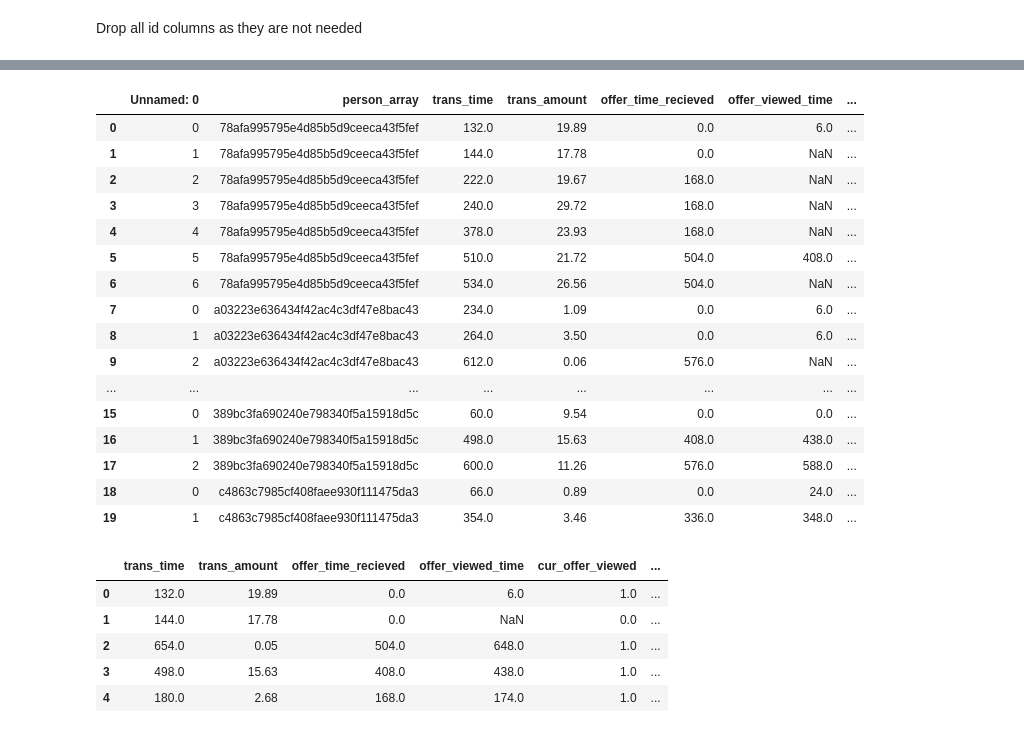
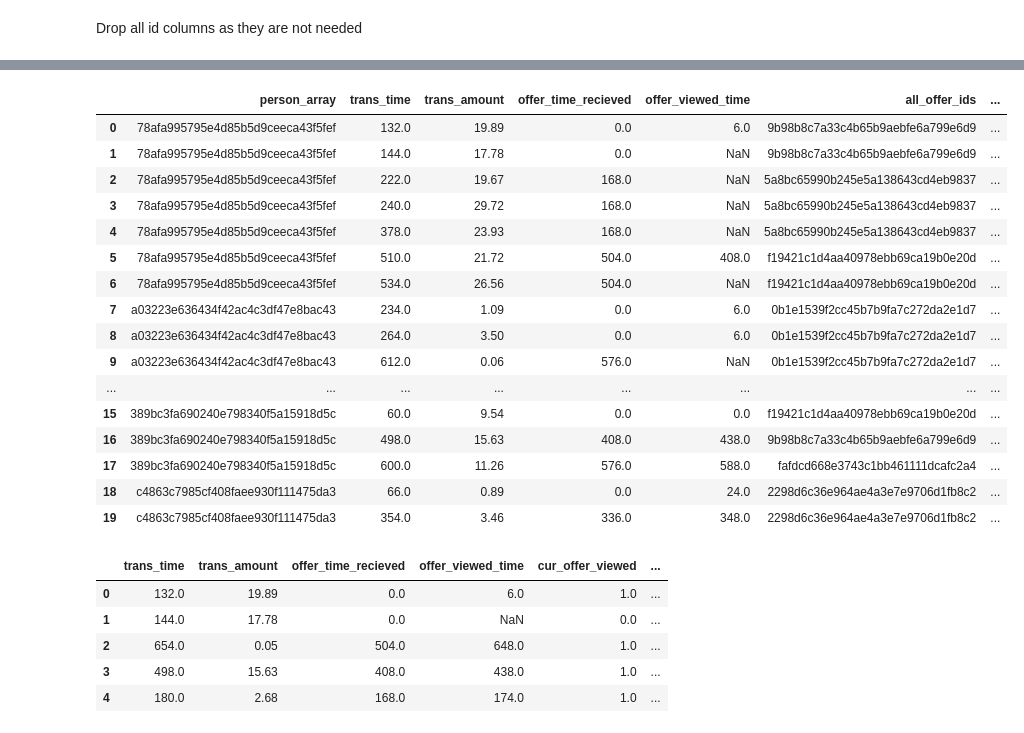
Before and after one commit to erab17/data_scientist_nanodegree_capstone, a Jupyter notebook: Starbucks_Capstone_notebook-Copy1.ipynb, the cells around one changed output, grey strips where cells are left out. Saved outputs shown, nothing was run; the diff lists cells and outputs as text; code cells hidden in the pictures.

```diff
--- a/Starbucks_Capstone_notebook-Copy1.ipynb
+++ b/Starbucks_Capstone_notebook-Copy1.ipynb
@@ -821,24 +856,24 @@ portfolio.head()
 # %%
-#df2.drop("Unnamed: 0", axis=1, inplace=True)
+df2.drop("Unnamed: 0", axis=1, inplace=True)
 df2.head(20)
 # %% [output]
-|  | Unnamed: 0 | person_array | trans_time | trans_amount | offer_time_recieved | offer_viewed_time | ... |
-| 0 | 0 | 78afa995795e4d85b5d9ceeca43f5fef | 132.0 | 19.89 | 0.0 | 6.0 | ... |
-| 1 | 1 | 78afa995795e4d85b5d9ceeca43f5fef | 144.0 | 17.78 | 0.0 | NaN | ... |
-| 2 | 2 | 78afa995795e4d85b5d9ceeca43f5fef | 222.0 | 19.67 | 168.0 | NaN | ... |
-| 3 | 3 | 78afa995795e4d85b5d9ceeca43f5fef | 240.0 | 29.72 | 168.0 | NaN | ... |
-| 4 | 4 | 78afa995795e4d85b5d9ceeca43f5fef | 378.0 | 23.93 | 168.0 | NaN | ... |
-| 5 | 5 | 78afa995795e4d85b5d9ceeca43f5fef | 510.0 | 21.72 | 504.0 | 408.0 | ... |
-| 6 | 6 | 78afa995795e4d85b5d9ceeca43f5fef | 534.0 | 26.56 | 504.0 | NaN | ... |
-| 7 | 0 | a03223e636434f42ac4c3df47e8bac43 | 234.0 | 1.09 | 0.0 | 6.0 | ... |
-| 8 | 1 | a03223e636434f42ac4c3df47e8bac43 | 264.0 | 3.50 | 0.0 | 6.0 | ... |
-| 9 | 2 | a03223e636434f42ac4c3df47e8bac43 | 612.0 | 0.06 | 576.0 | NaN | ... |
+|  | person_array | trans_time | trans_amount | offer_time_recieved | offer_viewed_time | all_offer_ids | ... |
+| 0 | 78afa995795e4d85b5d9ceeca43f5fef | 132.0 | 19.89 | 0.0 | 6.0 | 9b98b8c7a33c4b65b9aebfe6a799e6d9 | ... |
+| 1 | 78afa995795e4d85b5d9ceeca43f5fef | 144.0 | 17.78 | 0.0 | NaN | 9b98b8c7a33c4b65b9aebfe6a799e6d9 | ... |
+| 2 | 78afa995795e4d85b5d9ceeca43f5fef | 222.0 | 19.67 | 168.0 | NaN | 5a8bc65990b245e5a138643cd4eb9837 | ... |
+| 3 | 78afa995795e4d85b5d9ceeca43f5fef | 240.0 | 29.72 | 168.0 | NaN | 5a8bc65990b245e5a138643cd4eb9837 | ... |
+| 4 | 78afa995795e4d85b5d9ceeca43f5fef | 378.0 | 23.93 | 168.0 | NaN | 5a8bc65990b245e5a138643cd4eb9837 | ... |
+| 5 | 78afa995795e4d85b5d9ceeca43f5fef | 510.0 | 21.72 | 504.0 | 408.0 | f19421c1d4aa40978ebb69ca19b0e20d | ... |
+| 6 | 78afa995795e4d85b5d9ceeca43f5fef | 534.0 | 26.56 | 504.0 | NaN | f19421c1d4aa40978ebb69ca19b0e20d | ... |
+| 7 | a03223e636434f42ac4c3df47e8bac43 | 234.0 | 1.09 | 0.0 | 6.0 | 0b1e1539f2cc45b7b9fa7c272da2e1d7 | ... |
+| 8 | a03223e636434f42ac4c3df47e8bac43 | 264.0 | 3.50 | 0.0 | 6.0 | 0b1e1539f2cc45b7b9fa7c272da2e1d7 | ... |
+| 9 | a03223e636434f42ac4c3df47e8bac43 | 612.0 | 0.06 | 576.0 | NaN | 0b1e1539f2cc45b7b9fa7c272da2e1d7 | ... |
 | ... | ... | ... | ... | ... | ... | ... | ... |
-| 15 | 0 | 389bc3fa690240e798340f5a15918d5c | 60.0 | 9.54 | 0.0 | 0.0 | ... |
-| 16 | 1 | 389bc3fa690240e798340f5a15918d5c | 498.0 | 15.63 | 408.0 | 438.0 | ... |
-| 17 | 2 | 389bc3fa690240e798340f5a15918d5c | 600.0 | 11.26 | 576.0 | 588.0 | ... |
-| 18 | 0 | c4863c7985cf408faee930f111475da3 | 66.0 | 0.89 | 0.0 | 24.0 | ... |
-| 19 | 1 | c4863c7985cf408faee930f111475da3 | 354.0 | 3.46 | 336.0 | 348.0 | ... |
+| 15 | 389bc3fa690240e798340f5a15918d5c | 60.0 | 9.54 | 0.0 | 0.0 | f19421c1d4aa40978ebb69ca19b0e20d | ... |
+| 16 | 389bc3fa690240e798340f5a15918d5c | 498.0 | 15.63 | 408.0 | 438.0 | 9b98b8c7a33c4b65b9aebfe6a799e6d9 | ... |
+| 17 | 389bc3fa690240e798340f5a15918d5c | 600.0 | 11.26 | 576.0 | 588.0 | fafdcd668e3743c1bb461111dcafc2a4 | ... |
+| 18 | c4863c7985cf408faee930f111475da3 | 66.0 | 0.89 | 0.0 | 24.0 | 2298d6c36e964ae4a3e7e9706d1fb8c2 | ... |
+| 19 | c4863c7985cf408faee930f111475da3 | 354.0 | 3.46 | 336.0 | 348.0 | 2298d6c36e964ae4a3e7e9706d1fb8c2 | ... |
 # %%
 df_trans_prof = pd.merge(df2, profile, left_on="person_array", right_on="id")
 df_trans_prof_port = df_trans_prof.merge(portfolio, left_on="all_offer_ids", right_on="id")
```
Also changed, not shown: parts of 214 cells of this notebook.
